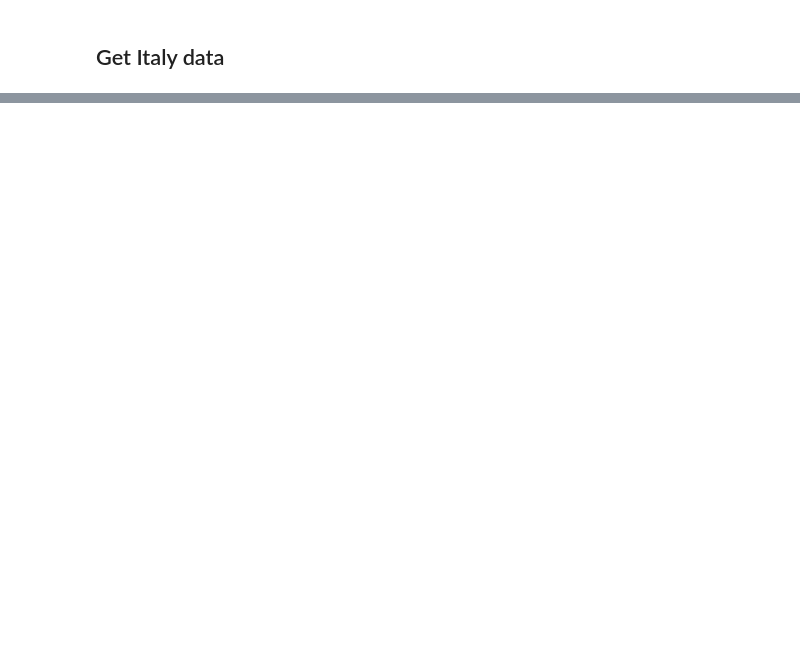
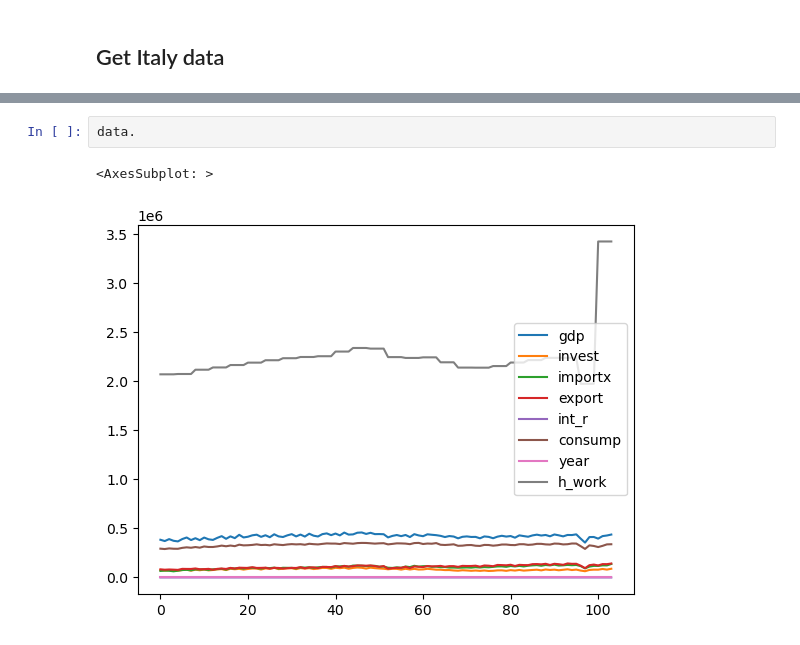
Before and after one commit to lukasgrahl/macro_rbc, a Jupyter notebook: notebooks/Fitting RBC to Italy Data.ipynb, the cells around one changed output, grey strips where cells are left out. Drawn from its saved outputs; the diff is of its cells as text; blank space fills up the shorter version.

```diff
--- a/notebooks/Fitting RBC to Italy Data.ipynb
+++ b/notebooks/Fitting RBC to Italy Data.ipynb
@@ -57,0 +116,5 @@ rbc.print_steady_state()
+# %%
+data.
+# %% [output]
+<AxesSubplot: >
+[figure, added]
```
Also changed, not shown: parts of 12 cells of this notebook, 2 other files.
